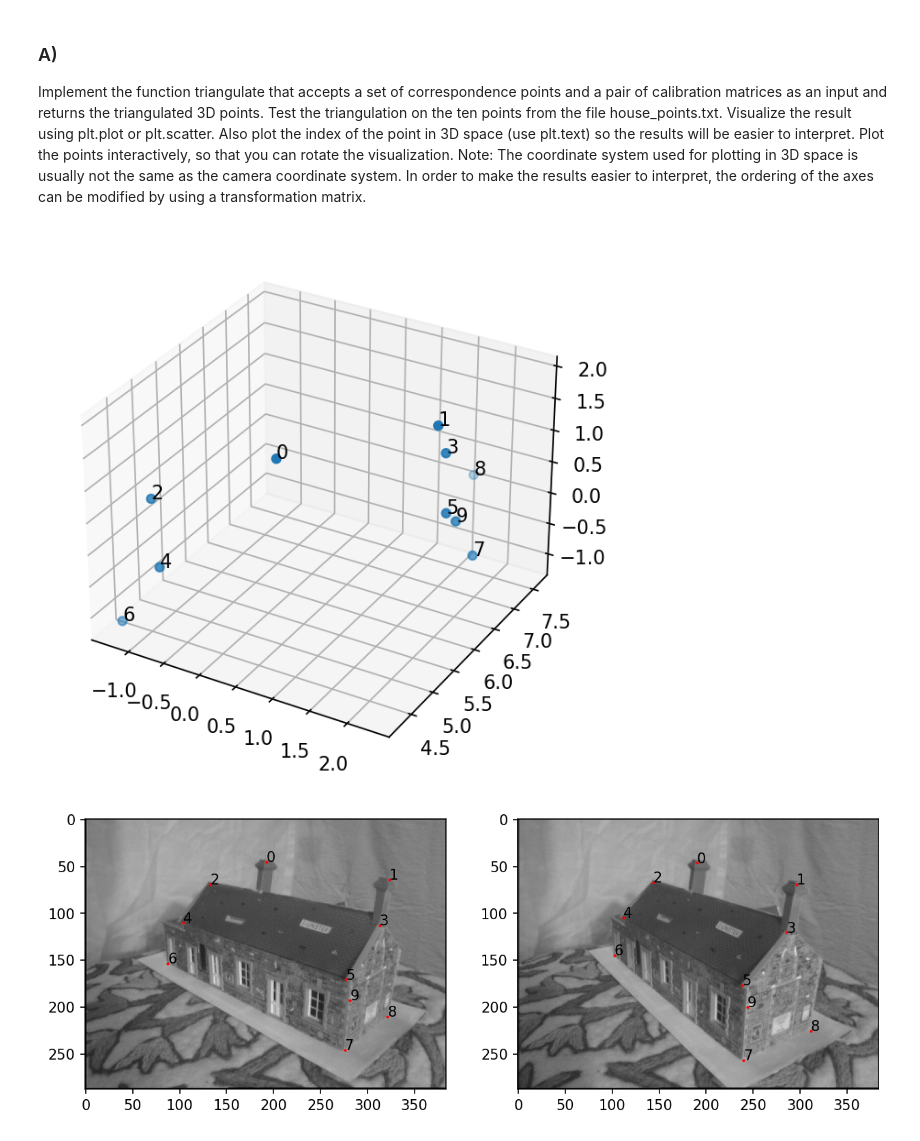
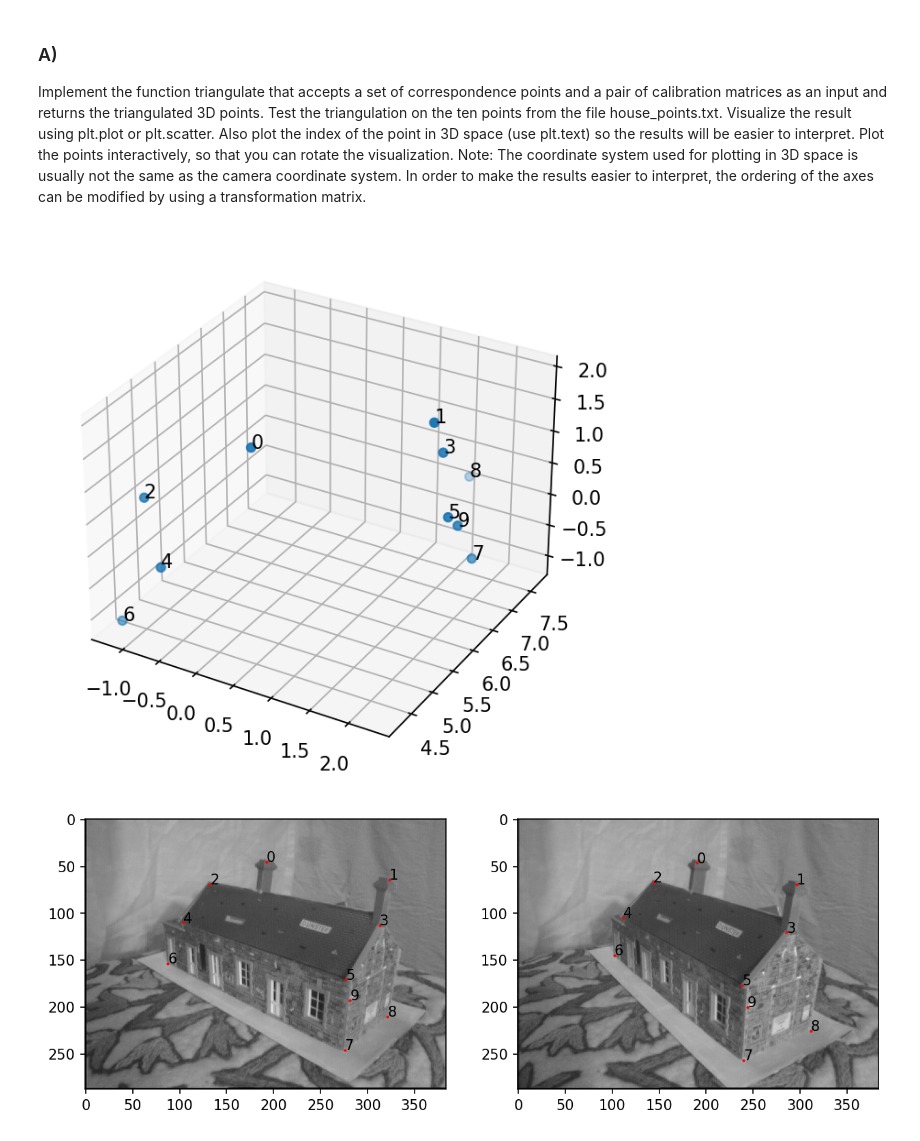
Before and after one commit to BlazBone/uz-vaje, a Jupyter notebook: assignment5/assignment5.ipynb, the cells around one changed output. Saved outputs shown, nothing was run; the diff lists cells and outputs as text; code cells hidden in the pictures.

```diff
--- a/assignment5/assignment5.ipynb
+++ b/assignment5/assignment5.ipynb
@@ -357,8 +354,10 @@ as the camera coordinate system. In order to make the results easier to interpre
 ordering of the axes can be modified by using a transformation matrix.
 # %%
 ## vecotr product in matrix form
+
 def vec_prod(a):
   return np.array([[0, -a[2], a[1]], [a[2], 0, -a[0]], [-a[1], a[0], 0]])
+
 
 def triangulate(points_1, points_2, camera1, camera2):
   # homogunes points
@@ -370,13 +369,16 @@ def triangulate(points_1, points_2, camera1, camera2):
   for one, two in zip(points_1, points_2):
     A1 = vec_prod(one) @ camera1
     A2 = vec_prod(two) @ camera2
-    A = np.vstack((A1, A2))
-    U, S, V = np.linalg.svd(A)
-    X = V[-1, :]
+    A = np.vstack((A1[:2, :], A2[:2, :]))
+    U, S, Vt = np.linalg.svd(A)
+    # Last column of V
+    X = Vt.T[:, -1]
+    # Normalize
     X = X / X[-1]
+    # Append to list
     P.append(X[:3])
+
   return np.array(P)
-
 
 #callibration matrix
 camera1 = np.loadtxt("./data/epipolar/house1_camera.txt")
@@ -386,38 +388,36 @@ camera2 = np.loadtxt("./data/epipolar/house2_camera.txt")
 points = np.loadtxt("./data/epipolar/house_points.txt")
 points_1 = points[:, :2]
 points_2 = points[:, 2:]
 
 
 #plot
-fig = plt.figure()
-ax = fig.add_subplot(111, projection='3d')
 
 T = np.array([[-1, 0, 0], [0, 0, -1], [0, 1, 0]])
 
 # triangulate points
 X = triangulate(points_1, points_2, camera1, camera2)
 
+fig = plt.figure()
+ax = fig.add_subplot(111, projection='3d')
 X = (T @ X.T).T
+# Plot points into 3d space
 ax.scatter(X[:, 0], X[:, 1], X[:, 2])
-
 for i in range(X.shape[0]):
   ax.text(X[i, 0], X[i, 1], X[i, 2], str(i))
 
-
 # plot pictures
-# # plot points
+# # plot points on pictures with labels
 fig, ax = plt.subplots(1, 2)
 ax[0].imshow(plt.imread("./data/epipolar/house1.jpg"))
 ax[0].scatter(points_1[:, 0], points_1[:, 1], c='r', s=1)
 ax[1].imshow(plt.imread("./data/epipolar/house2.jpg"))
 ax[1].scatter(points_2[:, 0], points_2[:, 1], c='r', s=1)
 
 for i in range(points_1.shape[0]):
   ax[0].text(points_1[i, 0], points_1[i, 1], str(i))
   ax[1].text(points_2[i, 0], points_2[i, 1], str(i))
 
-
 plt.show()
 # %% [output]
-[figure, old version]
+[figure, new version]
 [figure]
```
Also changed, not shown: parts of 2 cells of this notebook, 1 other file.
